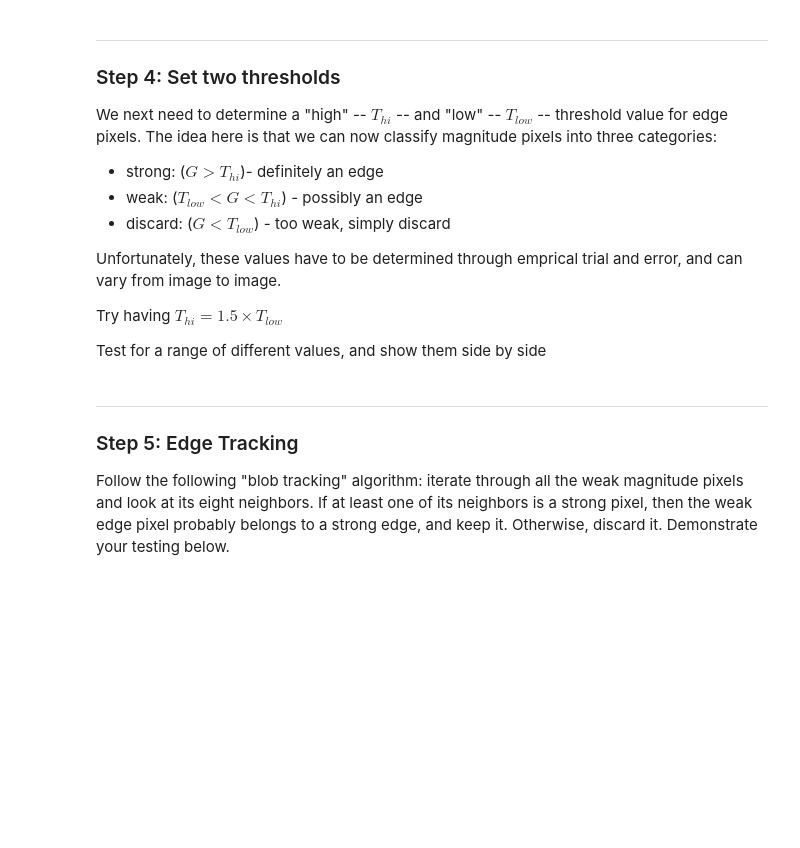
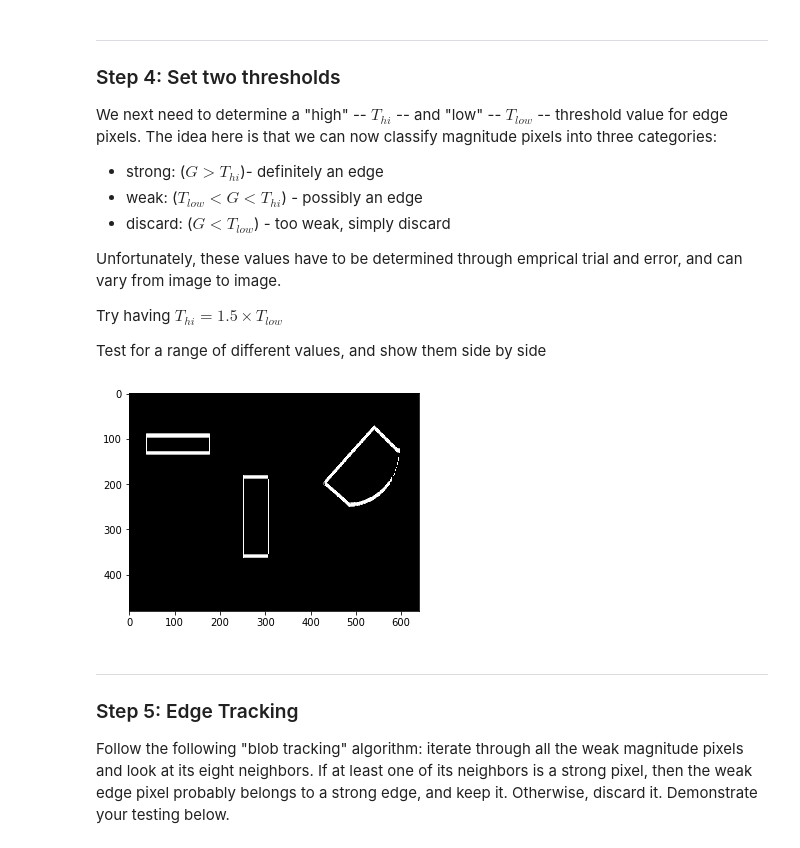
Before and after one commit to chododom/Computer-Vision, a Jupyter notebook: project3/Project3B.ipynb, the cells around one changed output. Drawn from its saved outputs; the diff is of its cells as text; code cells hidden in the pictures; blank space fills up the shorter version.

Commit message:
Added thresholding and edge tracking, but those need verification and testing as well as non-max-suppression

```diff
--- a/project3/Project3B.ipynb
+++ b/project3/Project3B.ipynb
@@ -95,6 +95,11 @@ Unfortunately, these values have to be determined through emprical trial and err
 Try having $T_{hi} = 1.5 \times T_{low}$
 
 Test for a range of different values, and show them side by side
+# %%
+threshold_magnitudes = np.vectorize(magnitude_threshold)(n_m_sup, 200, 100)
+plt.imshow(threshold_magnitudes,cmap='gray', vmin=0, vmax=255);plt.show()
+# %% [output]
+[figure, added]
 # %% [markdown]
 ---
 
```
Also changed, not shown: parts of 2 cells of this notebook, 2 other files.
